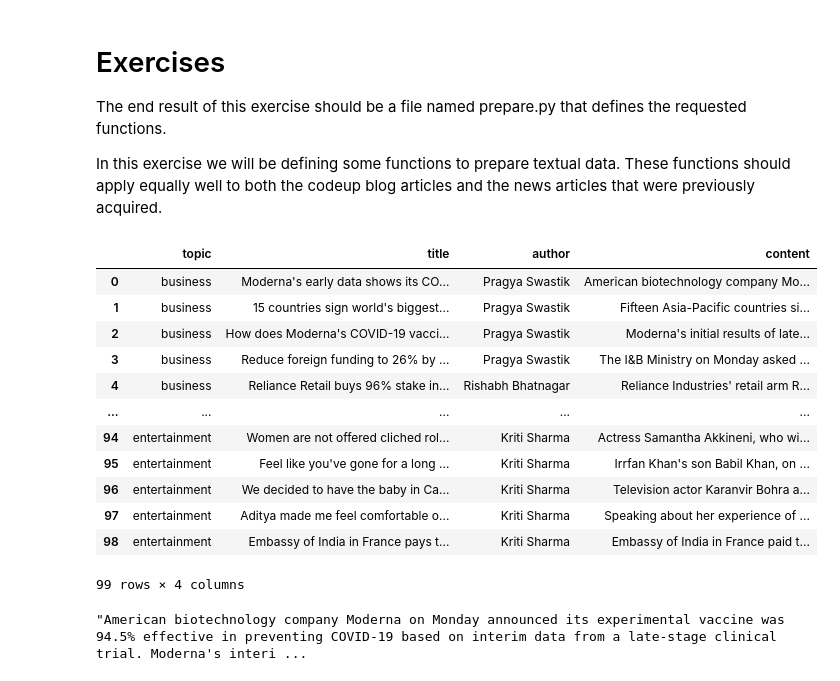
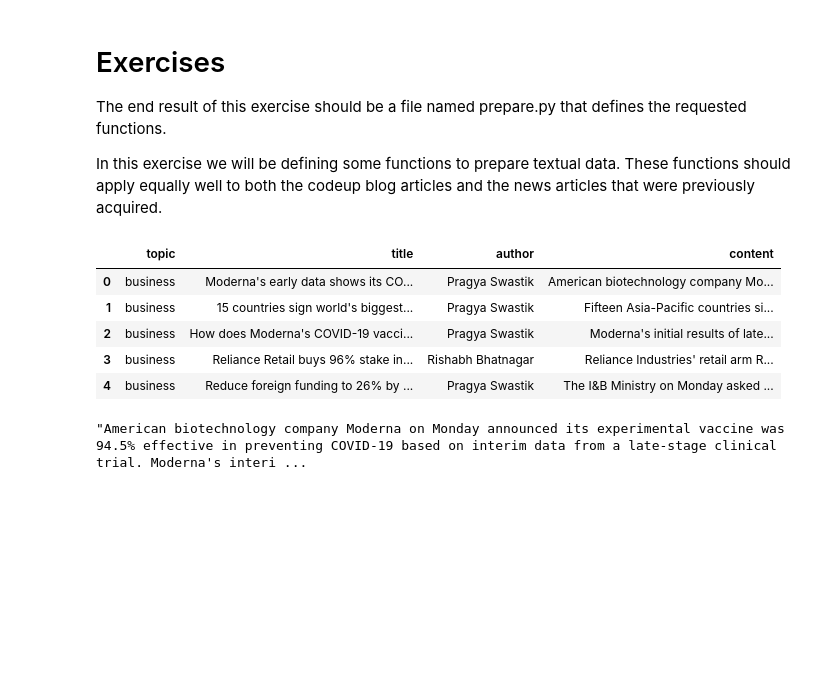
Before and after one commit to RyvynYoung/natural-language-processing-exercises, a Jupyter notebook: data_prep.ipynb, the cells around one changed output. Saved outputs shown, nothing was run; the diff lists cells and outputs as text; code cells hidden in the pictures; blank space fills up the shorter version.

```diff
--- a/data_prep.ipynb
+++ b/data_prep.ipynb
@@ -18,21 +19,14 @@ import acquire
 # %%
 # get a string of text to test
-news_df = acquire.get_news_articles(cached=False)
+news_df = acquire.get_news_articles(cached=True)
 news_df.head()
 # %% [output]
 |  | topic | title | author | content |
 | 0 | business | Moderna's early data shows its CO... | Pragya Swastik | American biotechnology company Mo... |
 | 1 | business | 15 countries sign world's biggest... | Pragya Swastik | Fifteen Asia-Pacific countries si... |
 | 2 | business | How does Moderna's COVID-19 vacci... | Pragya Swastik | Moderna's initial results of late... |
-| 3 | business | Reduce foreign funding to 26% by ... | Pragya Swastik | The I&B Ministry on Monday asked ... |
-| 4 | business | Reliance Retail buys 96% stake in... | Rishabh Bhatnagar | Reliance Industries' retail arm R... |
-| ... | ... | ... | ... | ... |
-| 94 | entertainment | Women are not offered cliched rol... | Kriti Sharma | Actress Samantha Akkineni, who wi... |
-| 95 | entertainment | Feel like you've gone for a long ... | Kriti Sharma | Irrfan Khan's son Babil Khan, on ... |
-| 96 | entertainment | We decided to have the baby in Ca... | Kriti Sharma | Television actor Karanvir Bohra a... |
-| 97 | entertainment | Aditya made me feel comfortable o... | Kriti Sharma | Speaking about her experience of ... |
-| 98 | entertainment | Embassy of India in France pays t... | Kriti Sharma | Embassy of India in France paid t... |
+| 3 | business | Reliance Retail buys 96% stake in... | Rishabh Bhatnagar | Reliance Industries' retail arm R... |
+| 4 | business | Reduce foreign funding to 26% by ... | Pragya Swastik | The I&B Ministry on Monday asked ... |
-99 rows × 4 columns
 # %%
 sstring = news_df.content[0]
 sstring
```
Also changed, not shown: parts of 17 cells of this notebook, 1 other file.
